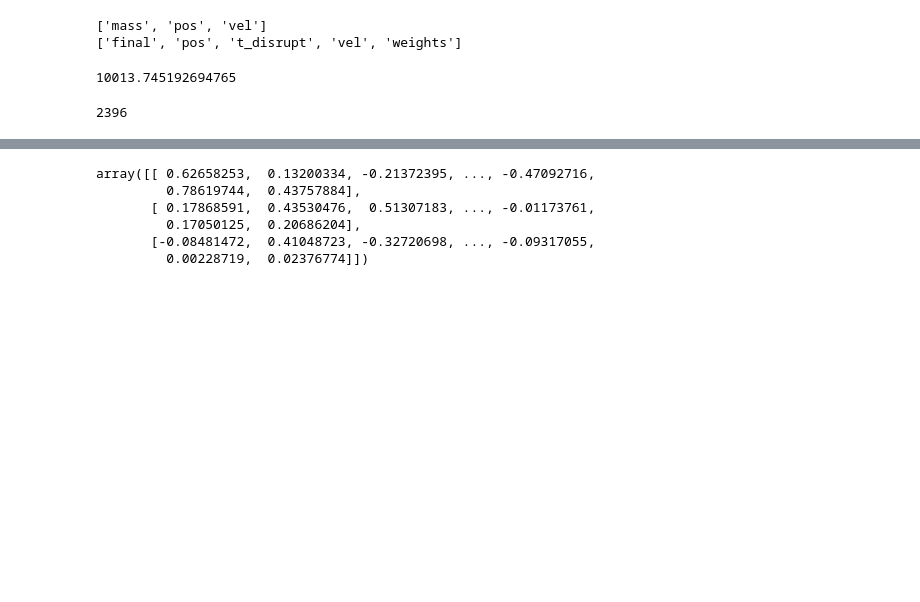
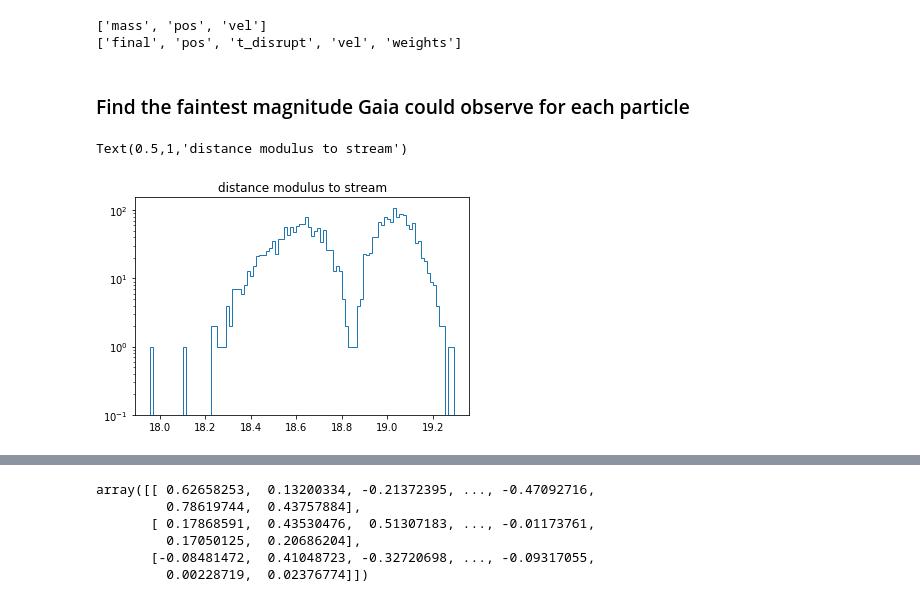
Before and after one commit to andersdot/mockstreams, a Jupyter notebook: sph_iso demo.ipynb, the cells around one changed output, grey strips where cells are left out. Cells and saved outputs as stored; diff of their text form; code cells hidden in the pictures; blank space fills up the shorter version.

```diff
--- a/sph_iso demo.ipynb
+++ b/sph_iso demo.ipynb
@@ -89,8 +133,5 @@ streamMass = np.sum(f['streams/2911/weights'].value)
-# %%
-print(streamMass)
-# %% [output]
-10013.745192694765
-# %%
-len(probabilities)
-# %% [output]
-2396
+# %% [markdown]
+### Find the faintest magnitude Gaia could observe for each particle
+# %%
+streamTotalMass = np.sum(f[ind + '/weights'].value)
+streamDistancefromEarth = np.sqrt((f[ind+'/pos'][0] - 8.)**2 + f[ind+'/pos'][1]**2 + f[ind+'/pos'][2]**2)
@@ -96,0 +141,6 @@ len(probabilities)
+# %%
+plt.hist(coord.Distance(streamDistancefromEarth*u.kpc).distmod.value, log=True, histtype='step', bins=100)
+plt.title('distance modulus to stream')
+# %% [output]
+Text(0.5,1,'distance modulus to stream')
+[figure, added]
```
Also changed, not shown: parts of 36 cells of this notebook, 1 other file.
